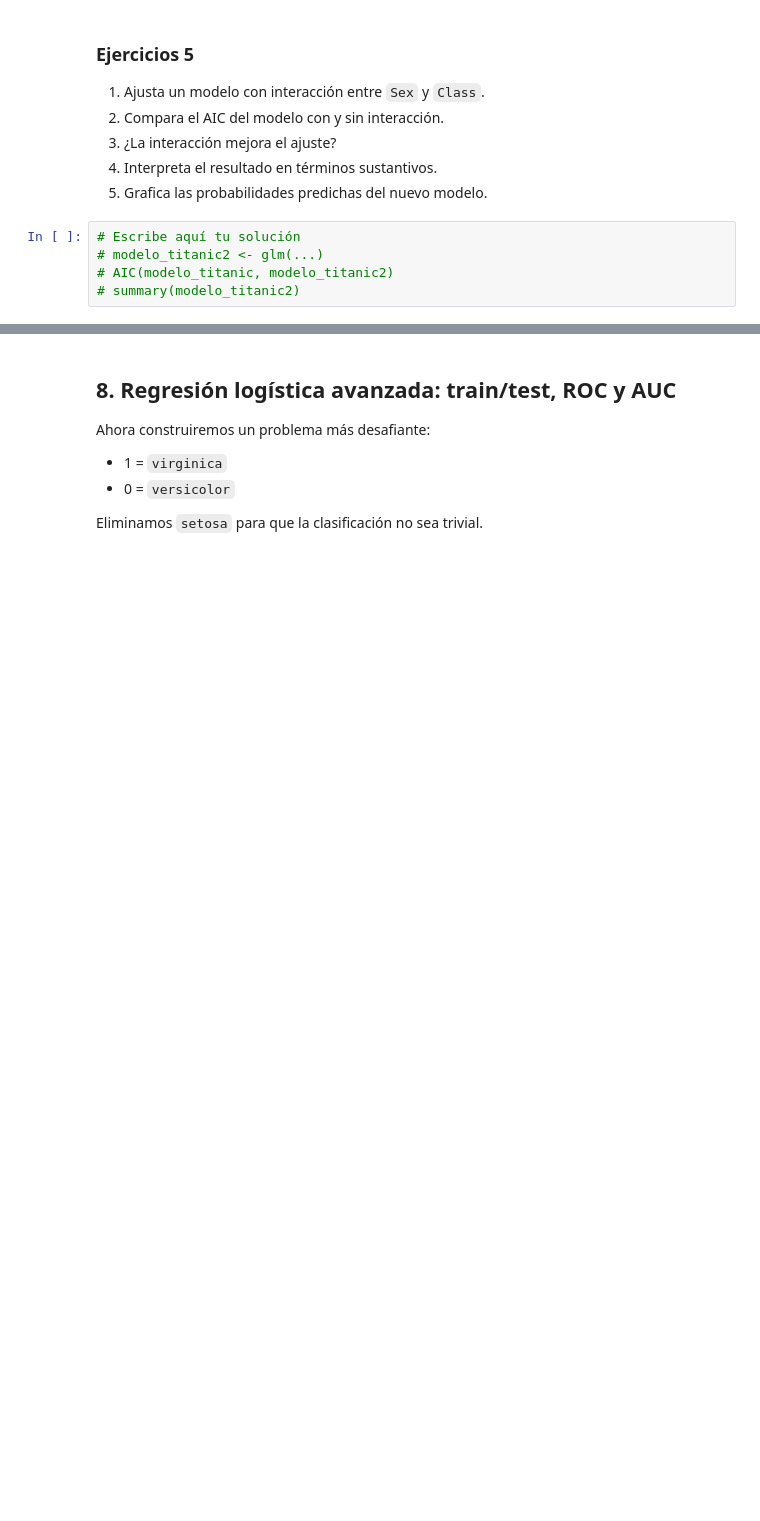
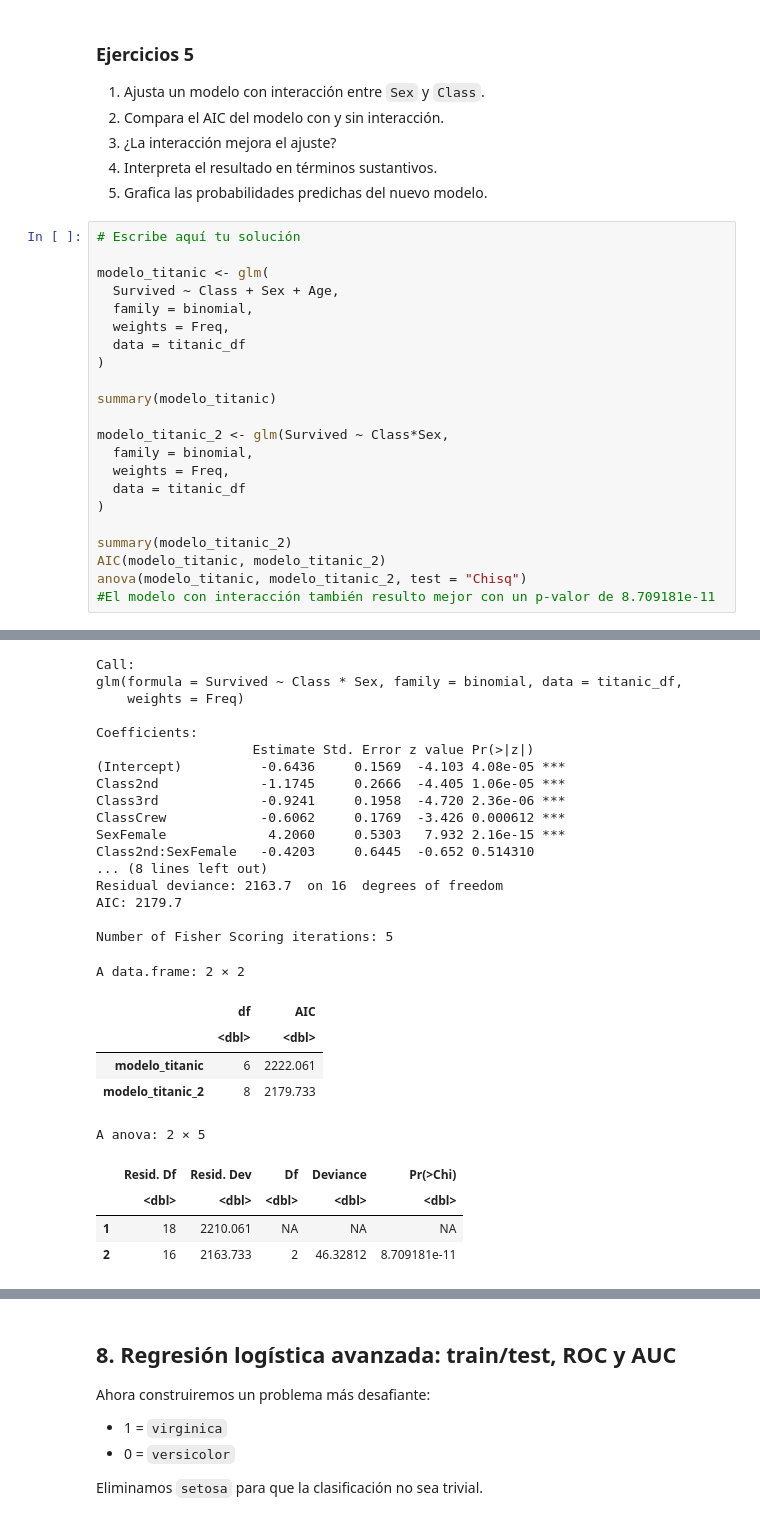
Before and after one commit to juanigr/Estadistica, a Jupyter notebook: code/modelos_lineales_y_regresion_logistica_colab.ipynb, the cells around one changed output, grey strips where cells are left out. Cells and saved outputs as stored; diff of their text form; blank space fills up the shorter version.

```diff
--- a/code/modelos_lineales_y_regresion_logistica_colab.ipynb
+++ b/code/modelos_lineales_y_regresion_logistica_colab.ipynb
@@ -897,8 +944,26 @@ ggplot(titanic_df, aes(x = Class, y = prob_surv, fill = Sex)) +
 3. ¿La interacción mejora el ajuste?
 4. Interpreta el resultado en términos sustantivos.
 5. Grafica las probabilidades predichas del nuevo modelo.
-# %%
-# Escribe aquí tu solución
-# modelo_titanic2 <- glm(...)
-# AIC(modelo_titanic, modelo_titanic2)
-# summary(modelo_titanic2)
+# %%
+# Escribe aquí tu solución
+
+modelo_titanic <- glm(
+  Survived ~ Class + Sex + Age,
+  family = binomial,
+  weights = Freq,
+  data = titanic_df
+)
+
+summary(modelo_titanic)
+
+modelo_titanic_2 <- glm(Survived ~ Class*Sex,
+  family = binomial,
+  weights = Freq,
+  data = titanic_df
+)
+
+summary(modelo_titanic_2)
+AIC(modelo_titanic, modelo_titanic_2)
+anova(modelo_titanic, modelo_titanic_2, test = "Chisq")
+#El modelo con interacción también resulto mejor con un p-valor de 8.709181e-11
+# %% [output]
@@ -904,0 +987,27 @@ ggplot(titanic_df, aes(x = Class, y = prob_surv, fill = Sex)) +
+Call:
+glm(formula = Survived ~ Class * Sex, family = binomial, data = titanic_df,
+    weights = Freq)
+
+Coefficients:
+                    Estimate Std. Error z value Pr(>|z|)
+(Intercept)          -0.6436     0.1569  -4.103 4.08e-05 ***
+Class2nd             -1.1745     0.2666  -4.405 1.06e-05 ***
+Class3rd             -0.9241     0.1958  -4.720 2.36e-06 ***
+ClassCrew            -0.6062     0.1769  -3.426 0.000612 ***
+SexFemale             4.2060     0.5303   7.932 2.16e-15 ***
+Class2nd:SexFemale   -0.4203     0.6445  -0.652 0.514310
+... (8 lines left out)
+Residual deviance: 2163.7  on 16  degrees of freedom
+AIC: 2179.7
+
+Number of Fisher Scoring iterations: 5
+A data.frame: 2 × 2
+|  | df | AIC |
+|  | <dbl> | <dbl> |
+| modelo_titanic | 6 | 2222.061 |
+| modelo_titanic_2 | 8 | 2179.733 |
+A anova: 2 × 5
+|  | Resid. Df | Resid. Dev | Df | Deviance | Pr(>Chi) |
+|  | <dbl> | <dbl> | <dbl> | <dbl> | <dbl> |
+| 1 | 18 | 2210.061 | NA | NA | NA |
+| 2 | 16 | 2163.733 | 2 | 46.32812 | 8.709181e-11 |
```
Also changed, not shown: parts of 6 cells of this notebook.
